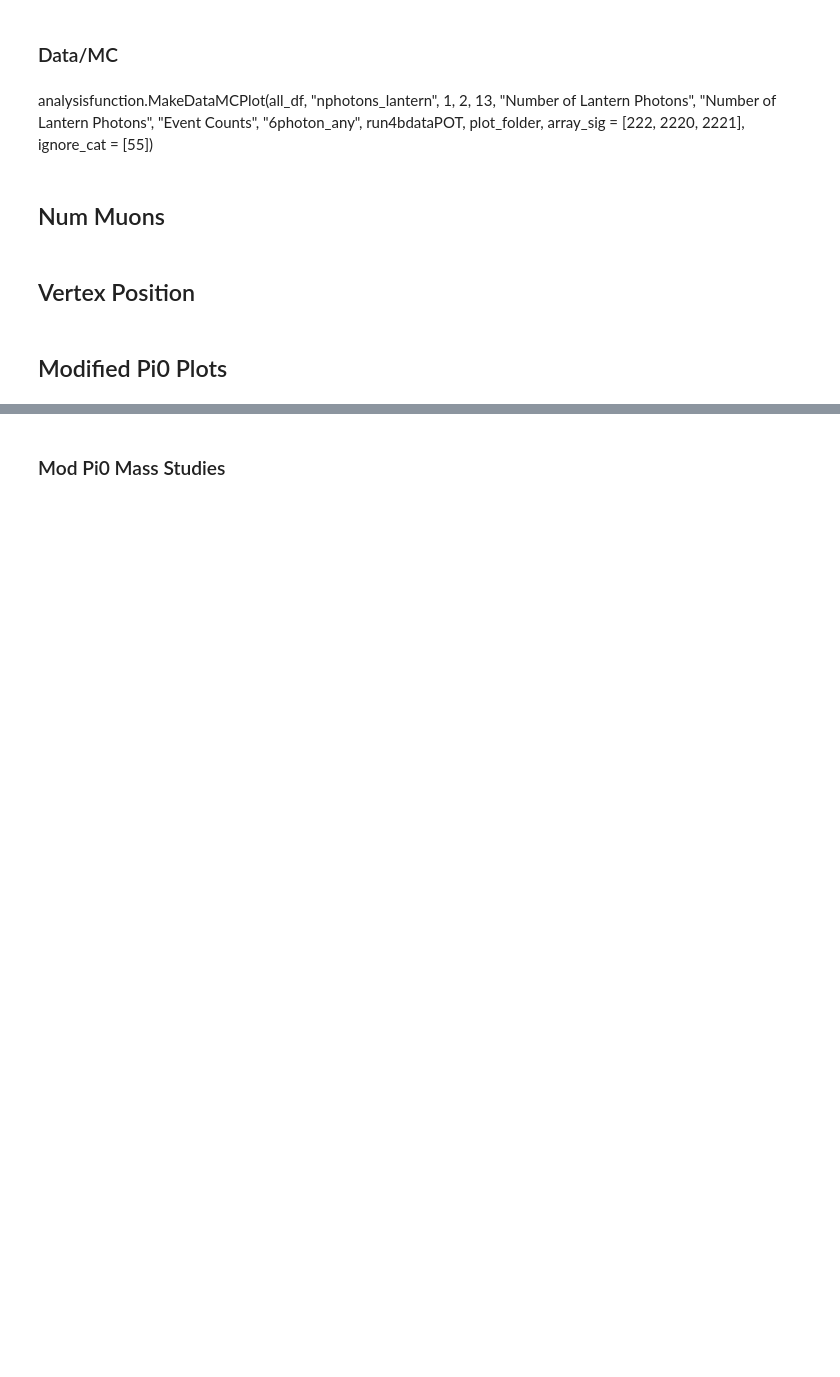
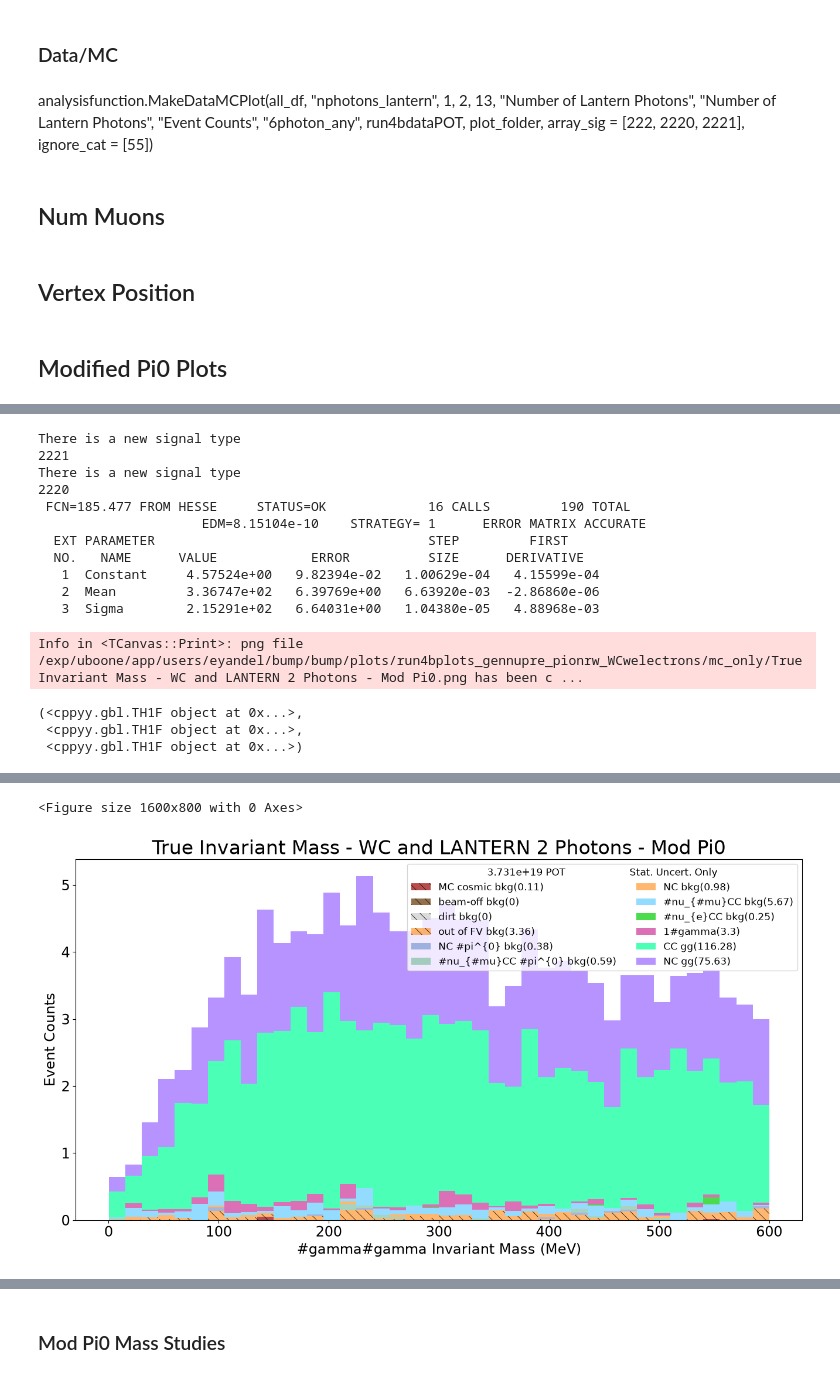
Before and after one commit to eyandel/bump, a Jupyter notebook: notebooks/selection.ipynb, the cells around one changed output, grey strips where cells are left out. Drawn from its saved outputs; the diff is of its cells as text; code cells hidden in the pictures; blank space fills up the shorter version.

```diff
--- a/notebooks/selection.ipynb
+++ b/notebooks/selection.ipynb
@@ -3075,0 +2949,3 @@ Error:
+# %%
+analysisfunction.MakeMCPlot(all_df_in_bdt_modpi0, "truepi0_invmass",15, 0.1, 600.1, "True Invariant Mass - WC and LANTERN 2 Photons - Mod Pi0", "#gamma#gamma Invariant Mass (MeV)", "Event Counts", "2photon_wclantern", run4bdataPOT, plot_folder, array_sig = [222, 2220, 2221, 55], gausfit = True)
+# %% [output]
@@ -3075,0 +2953,15 @@ Error:
+There is a new signal type
+2221
+There is a new signal type
+2220
+ FCN=185.477 FROM HESSE     STATUS=OK             16 CALLS         190 TOTAL
+                     EDM=8.15104e-10    STRATEGY= 1      ERROR MATRIX ACCURATE
+  EXT PARAMETER                                   STEP         FIRST
+  NO.   NAME      VALUE            ERROR          SIZE      DERIVATIVE
+   1  Constant     4.57524e+00   9.82394e-02   1.00629e-04   4.15599e-04
+   2  Mean         3.36747e+02   6.39769e+00   6.63920e-03  -2.86860e-06
+   3  Sigma        2.15291e+02   6.64031e+00   1.04380e-05   4.88968e-03
+Info in <TCanvas::Print>: png file /exp/uboone/app/users/eyandel/bump/bump/plots/run4bplots_gennupre_pionrw_WCwelectrons/mc_only/True Invariant Mass - WC and LANTERN 2 Photons - Mod Pi0.png has been c ...
+(<cppyy.gbl.TH1F object at 0x...>,
+ <cppyy.gbl.TH1F object at 0x...>,
+ <cppyy.gbl.TH1F object at 0x...>)
@@ -3076,3 +2969,5 @@ Error:
+<Figure size 1600x800 with 0 Axes>
+[figure, added]
 # %%
 analysisfunction.MakeMCPlot(all_df_in_bdt_modpi0, "photon_inv_mass",15, 0.1, 600.1, "Invariant Mass - No Selection - Mod Pi0", "#gamma#gamma Invariant Mass (MeV)", "Event Counts", "all", run4bdataPOT, plot_folder, array_sig = [222, 2220, 2221, 55], gausfit = True)
 # %% [output]
```
Also changed, not shown: parts of 35 cells of this notebook, 1 other file.
